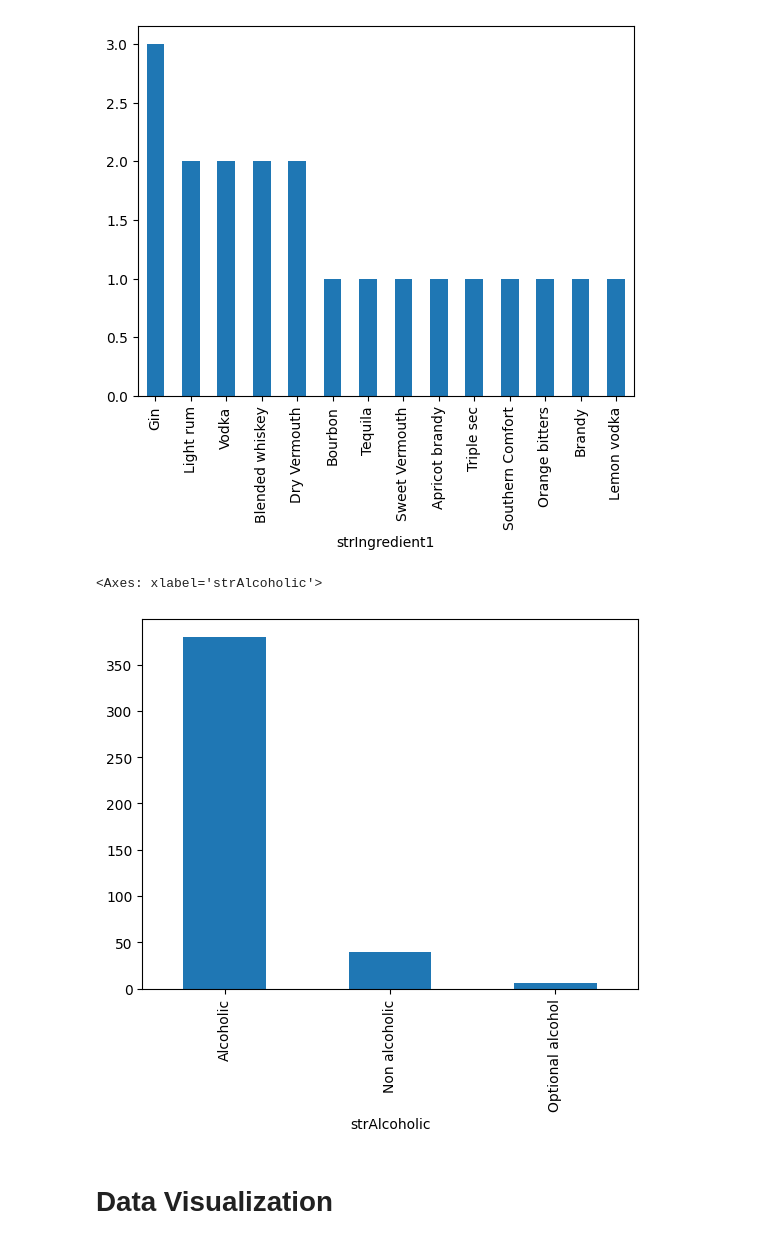
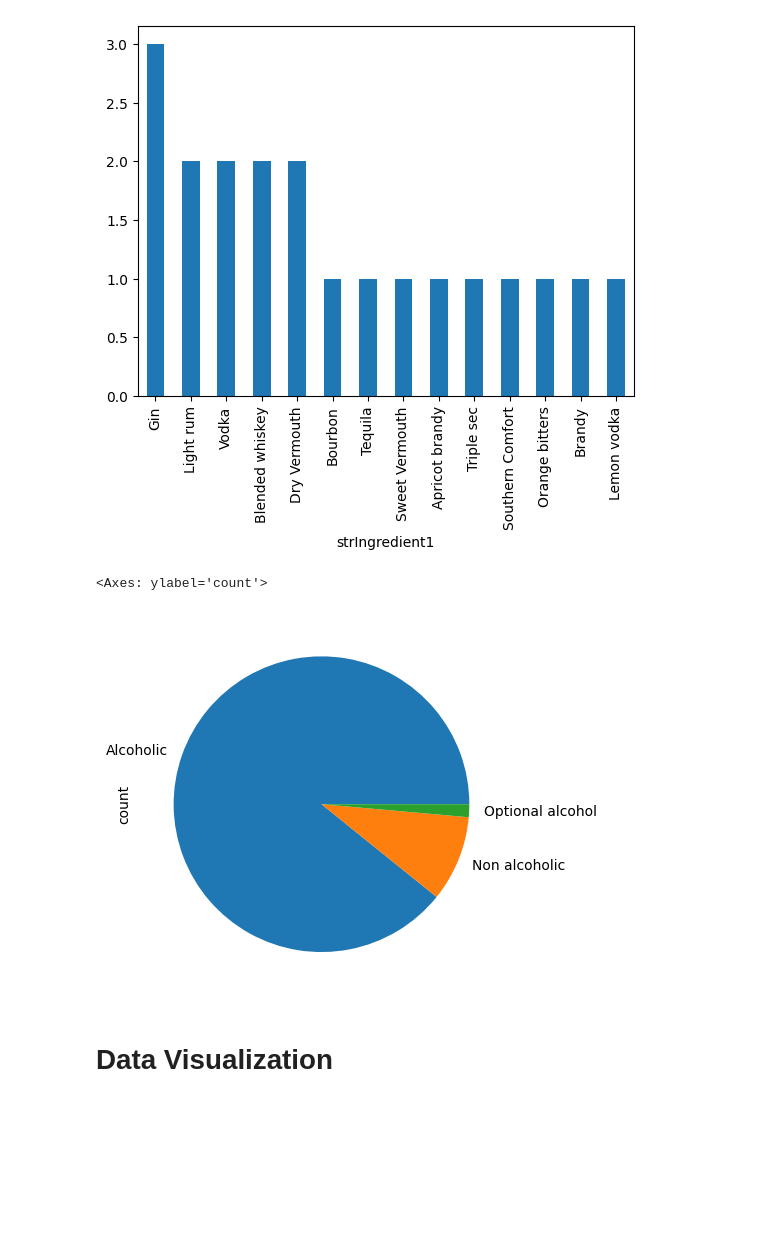
Before and after one commit to redsun498/Data-Genie, a Jupyter notebook: notebooks/EDA - Cocktails.ipynb, the cells around one changed output. Drawn from its saved outputs; the diff is of its cells as text; code cells hidden in the pictures; blank space fills up the shorter version.

```diff
--- a/notebooks/EDA - Cocktails.ipynb
+++ b/notebooks/EDA - Cocktails.ipynb
@@ -1830,9 +1832,9 @@ popular_drinks_df['strIngredient1'].value_counts().plot.bar()
 <Axes: xlabel='strIngredient1'>
 [figure]
 # %%
-all_drinks_df['strAlcoholic'].value_counts().plot.bar()
+all_drinks_df['strAlcoholic'].value_counts().plot.pie()
 # %% [output]
-<Axes: xlabel='strAlcoholic'>
+<Axes: ylabel='count'>
-[figure, old version]
+[figure, new version]
 # %% [markdown]
 # Data Visualization
```
Also changed, not shown: parts of 18 cells of this notebook, 7 other files.
